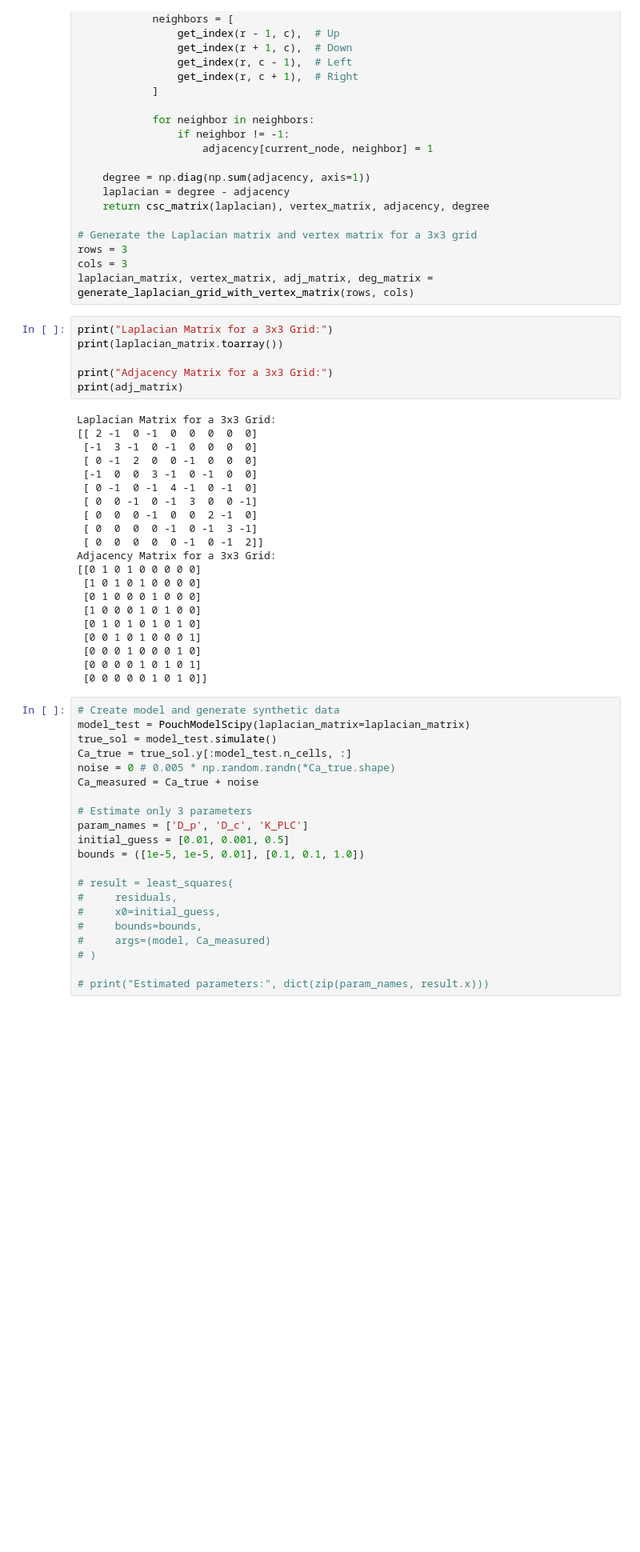
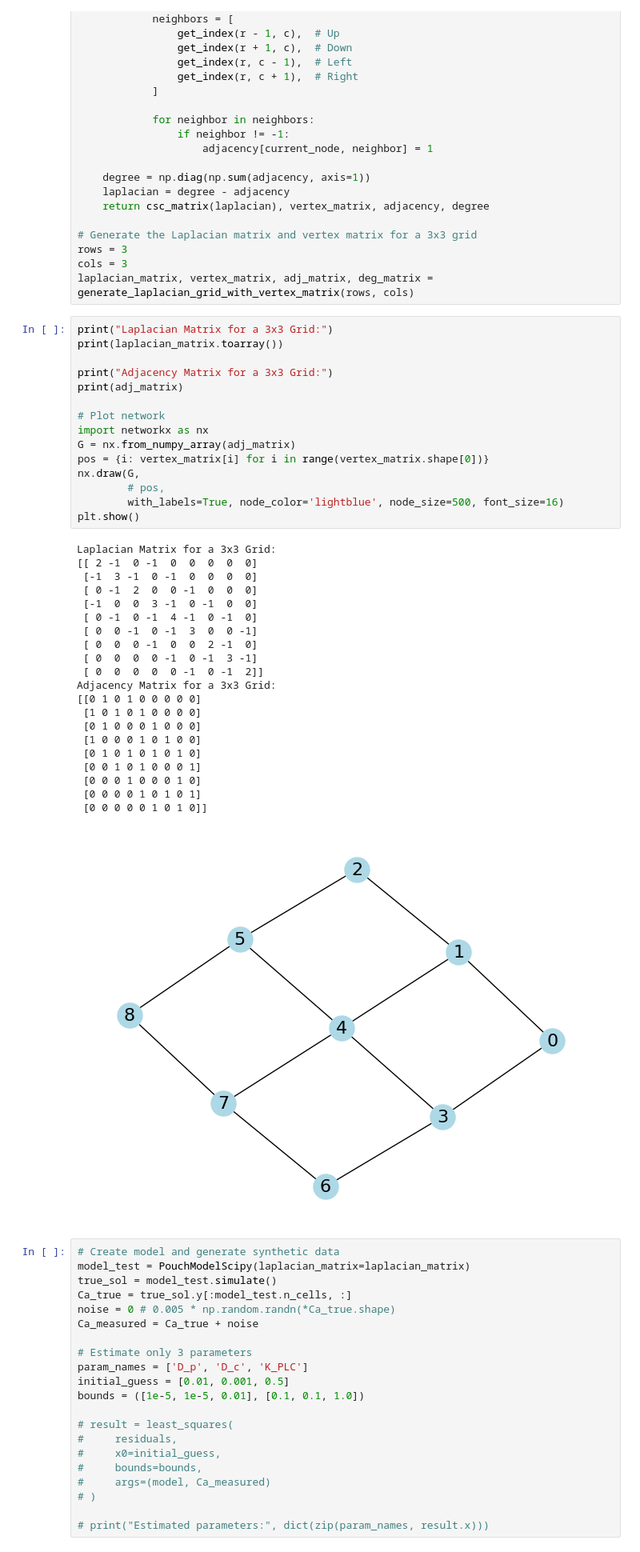
Before and after one commit to dowlinglab/Initiator_Cell_GNN_Development, a Jupyter notebook: Attempts_with_Calcium/generate_calciummodel_data.ipynb, the cells around one changed output. Shown: that part at 80% size. Cells and saved outputs as stored; diff of their text form; blank space fills up the shorter version.

```diff
--- a/Attempts_with_Calcium/generate_calciummodel_data.ipynb
+++ b/Attempts_with_Calcium/generate_calciummodel_data.ipynb
@@ -244,30 +249,40 @@ laplacian_matrix, vertex_matrix, adj_matrix, deg_matrix = generate_laplacian_gri
 # %%
 print("Laplacian Matrix for a 3x3 Grid:")
 print(laplacian_matrix.toarray())
 
 print("Adjacency Matrix for a 3x3 Grid:")
 print(adj_matrix)
+
+# Plot network
+import networkx as nx
+G = nx.from_numpy_array(adj_matrix)
+pos = {i: vertex_matrix[i] for i in range(vertex_matrix.shape[0])}
+nx.draw(G,
+        # pos,
+        with_labels=True, node_color='lightblue', node_size=500, font_size=16)
+plt.show()
 # %% [output]
 Laplacian Matrix for a 3x3 Grid:
 [[ 2 -1  0 -1  0  0  0  0  0]
  [-1  3 -1  0 -1  0  0  0  0]
  [ 0 -1  2  0  0 -1  0  0  0]
  [-1  0  0  3 -1  0 -1  0  0]
  [ 0 -1  0 -1  4 -1  0 -1  0]
  [ 0  0 -1  0 -1  3  0  0 -1]
  [ 0  0  0 -1  0  0  2 -1  0]
  [ 0  0  0  0 -1  0 -1  3 -1]
  [ 0  0  0  0  0 -1  0 -1  2]]
 Adjacency Matrix for a 3x3 Grid:
 [[0 1 0 1 0 0 0 0 0]
  [1 0 1 0 1 0 0 0 0]
  [0 1 0 0 0 1 0 0 0]
  [1 0 0 0 1 0 1 0 0]
  [0 1 0 1 0 1 0 1 0]
  [0 0 1 0 1 0 0 0 1]
  [0 0 0 1 0 0 0 1 0]
  [0 0 0 0 1 0 1 0 1]
  [0 0 0 0 0 1 0 1 0]]
+[figure, added]
 # %%
 # Create model and generate synthetic data
 model_test = PouchModelScipy(laplacian_matrix=laplacian_matrix)
```
Also changed, not shown: parts of 11 cells of this notebook, 3 other files.
